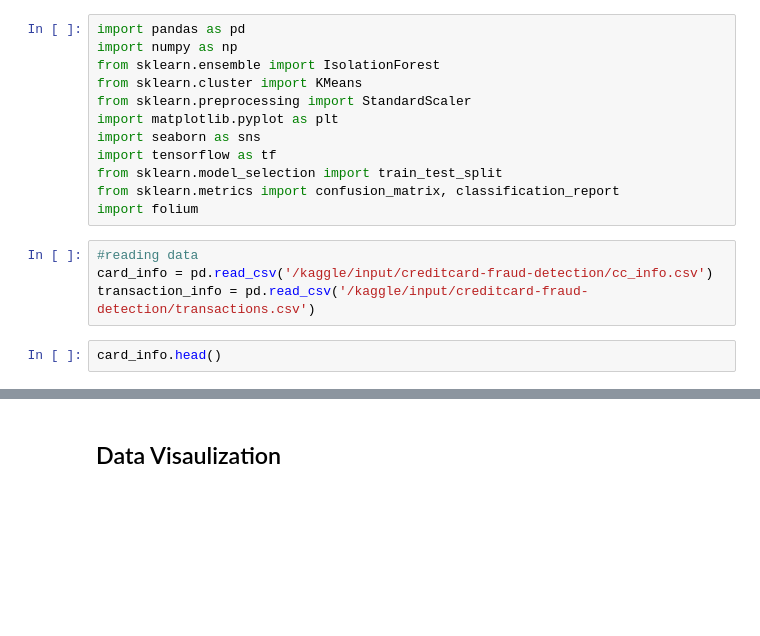
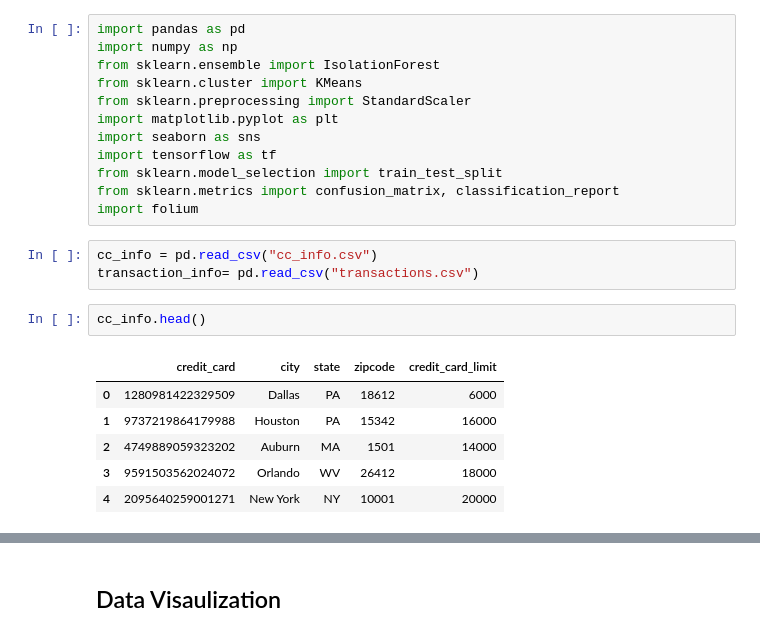
Before and after one commit to OONwora/Project-3, a Jupyter notebook: cc_fraud.ipynb, the cells around one changed output, grey strips where cells are left out. Cells and saved outputs as stored; diff of their text form; blank space fills up the shorter version.

```diff
--- a/cc_fraud.ipynb
+++ b/cc_fraud.ipynb
@@ -15,10 +13,16 @@ from sklearn.model_selection import train_test_split
 from sklearn.metrics import confusion_matrix, classification_report
 import folium
 # %%
-#reading data
-card_info = pd.read_csv('/kaggle/input/creditcard-fraud-detection/cc_info.csv')
-transaction_info = pd.read_csv('/kaggle/input/creditcard-fraud-detection/transactions.csv')
+cc_info = pd.read_csv("cc_info.csv")
+transaction_info= pd.read_csv("transactions.csv")
 # %%
-card_info.head()
+cc_info.head()
+# %% [output]
+|  | credit_card | city | state | zipcode | credit_card_limit |
+| 0 | 1280981422329509 | Dallas | PA | 18612 | 6000 |
+| 1 | 9737219864179988 | Houston | PA | 15342 | 16000 |
+| 2 | 4749889059323202 | Auburn | MA | 1501 | 14000 |
+| 3 | 9591503562024072 | Orlando | WV | 26412 | 18000 |
+| 4 | 2095640259001271 | New York | NY | 10001 | 20000 |
 # %%
 transaction_info.head()
```
Also changed, not shown: parts of 21 cells of this notebook.
